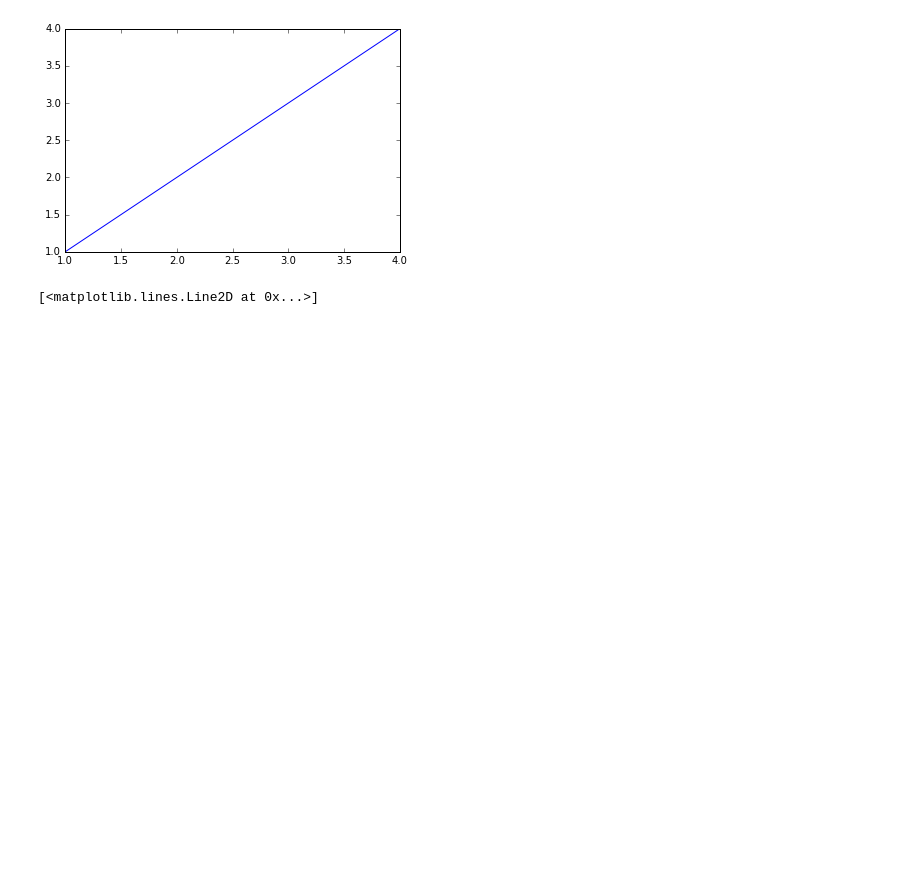
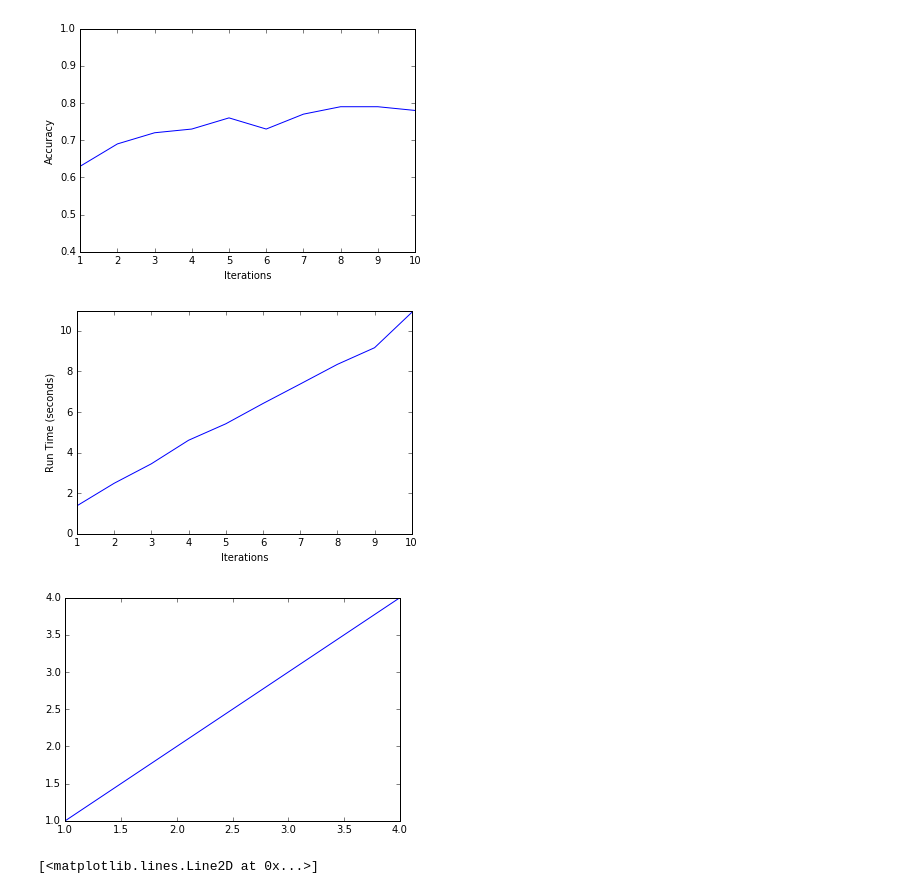
Before and after one commit to jackslinger/NLP, a Jupyter notebook: test_notebook.ipynb, the cells around one changed output. Drawn from its saved outputs; the diff is of its cells as text; code cells hidden in the pictures; blank space fills up the shorter version.

```diff
--- a/test_notebook.ipynb
+++ b/test_notebook.ipynb
@@ -2,6 +2,23 @@
 import numpy as np
 import matplotlib.pyplot as plt
 %matplotlib inline
+# %%
+plt.figure()
+plt.plot(range(1,11), [0.63, 0.69, 0.72, 0.73, 0.76, 0.73, 0.77, 0.79, 0.79, 0.78])
+plt.axis([1, 10, 0.4, 1.0])
+plt.ylabel('Accuracy')
+plt.xlabel('Iterations')
+plt.show()
+
+plt.figure()
+plt.plot(range(1,11), [1.38, 2.49, 3.45, 4.61, 5.42, 6.42, 7.38, 8.35, 9.17, 10.91])
+plt.axis([1, 10, 0.0, 11.0])
+plt.ylabel('Run Time (seconds)')
+plt.xlabel('Iterations')
+plt.show()
+# %% [output]
+[figure, added]
+[figure, added]
 # %%
 plt.plot([1, 2, 3, 4], [1, 2, 3, 4])
 plt.show()
```
Also changed, not shown: 4 other files.
